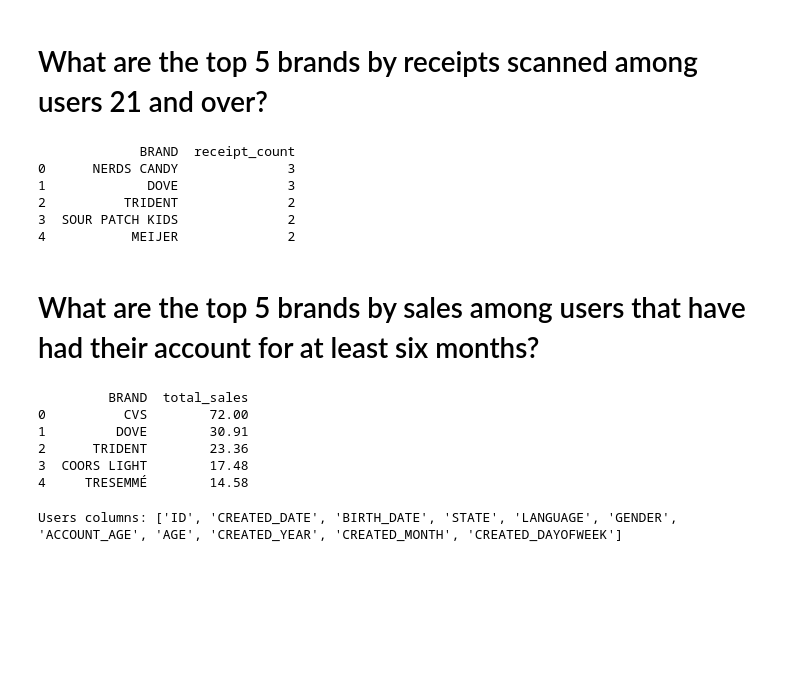
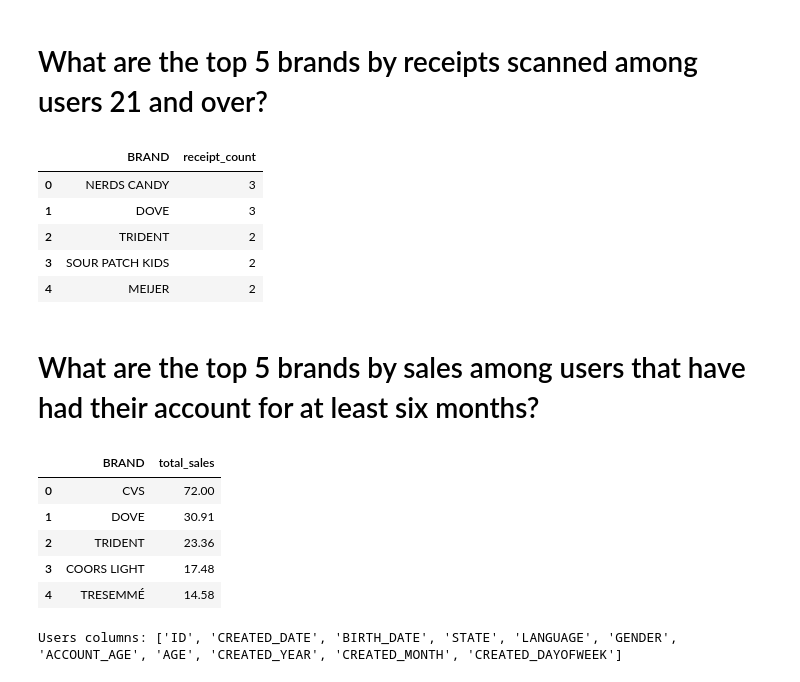
Before and after one commit to dhanesh9/Fetch_DataAnalyst, a Jupyter notebook: SQL.ipynb, the cells around one changed output. Saved outputs shown, nothing was run; the diff lists cells and outputs as text; code cells hidden in the pictures; blank space fills up the shorter version.

```diff
--- a/SQL.ipynb
+++ b/SQL.ipynb
@@ -15,25 +15,25 @@ def pysqldf(q):
 # %%
 # SQL query to find the top 5 brands by receipts scanned among users 21 and over
 query = """
 SELECT p.BRAND, COUNT(DISTINCT t.RECEIPT_ID) AS receipt_count
 FROM users u
 JOIN transactions t ON u.ID = t.USER_ID
 JOIN products p ON t.BARCODE = p.BARCODE
 WHERE u.AGE >= 21
   AND p.BRAND IS NOT NULL
   AND p.BRAND <> ''
 GROUP BY p.BRAND
 ORDER BY receipt_count DESC
 LIMIT 5;
 """
 
-# Execute the query
+
 top_5_brands_by_receipts = pysqldf(query)
-print(top_5_brands_by_receipts)
+top_5_brands_by_receipts
 # %% [output]
-             BRAND  receipt_count
-0      NERDS CANDY              3
-1             DOVE              3
-2          TRIDENT              2
-3  SOUR PATCH KIDS              2
-4           MEIJER              2
+|  | BRAND | receipt_count |
+| 0 | NERDS CANDY | 3 |
+| 1 | DOVE | 3 |
+| 2 | TRIDENT | 2 |
+| 3 | SOUR PATCH KIDS | 2 |
+| 4 | MEIJER | 2 |
@@ -51,13 +53,13 @@ GROUP BY p.BRAND
 ORDER BY total_sales DESC
 LIMIT 5;
 """
-# Execute the query
+
 top_5_brands_by_sales = pysqldf(query)
-print(top_5_brands_by_sales)
+top_5_brands_by_sales
 # %% [output]
-         BRAND  total_sales
-0          CVS        72.00
-1         DOVE        30.91
-2      TRIDENT        23.36
-3  COORS LIGHT        17.48
-4     TRESEMMÉ        14.58
+|  | BRAND | total_sales |
+| 0 | CVS | 72.00 |
+| 1 | DOVE | 30.91 |
+| 2 | TRIDENT | 23.36 |
+| 3 | COORS LIGHT | 17.48 |
+| 4 | TRESEMMÉ | 14.58 |
```
Also changed, not shown: parts of 5 cells of this notebook, 8 other files.
